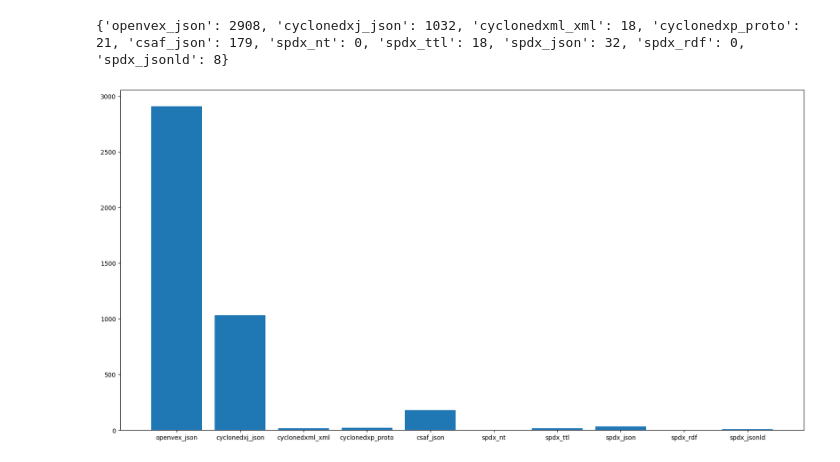
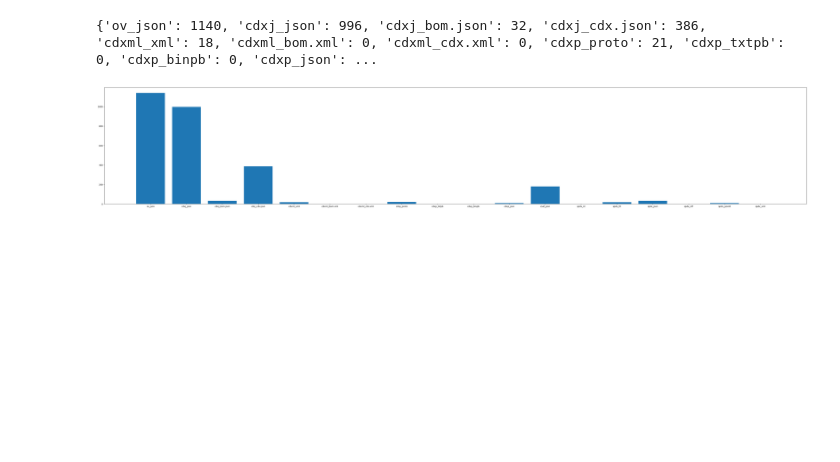
Before and after one commit to fimbo4/PA1445-Group1, a Jupyter notebook: github_api/barchart.ipynb, the cells around one changed output. Cells and saved outputs as stored; diff of their text form; code cells hidden in the pictures; blank space fills up the shorter version.

Commit message:
refactor and removed chart for github

```diff
--- a/github_api/barchart.ipynb
+++ b/github_api/barchart.ipynb
@@ -4,49 +4,49 @@ import numpy as np
 from main import iterate_get_vex_spec
 
 specs = {
-    "openvex": {
+    "ov": {
         "keywords": ["@context", "openvex", "author", "@id", "statements", "timestamp"],
         "extensions": ["json"]
     },
-    "cyclonedxj": {
+    "cdxj": {
         "keywords": ["CycloneDX", "vulnerabilities", "specVersion"],
-        "extensions": ["json"]
+        "extensions": ["json", "bom.json", "cdx.json"]
     },
-    "cyclonedxml": {
+    "cdxml": {
         "keywords": ["vulnera", "http://cyclonedx.org/schema/bom/1.7"],
-        "extensions": ["xml"]
+        "extensions": ["xml", "bom.xml", "cdx.xml"]
     },
-    "cyclonedxp": {
+    "cdxp": {
         "keywords": ["vulnerabilities", "spec_version", "cyclonedx"],
-        "extensions": ["proto"]
+        "extensions": ["proto", "txtpb", "binpb", "json"]
     },
     "csaf": {
         "keywords": ["/vulnerabilities", "csaf_vex"],
         "extensions": ["json"]
     },
     "spdx": {
         "keywords": ["VexVulnAssessmentRelationship"],
-        "extensions": ["nt", "ttl", "json", "rdf", "jsonld"]
+        "extensions": ["nt", "ttl", "json", "rdf", "jsonld", "xml"]
     }
 }
 
 type_and_count = iterate_get_vex_spec(specs)
 
 print(type_and_count)
 
 x = []
 y = []
 
 for key in type_and_count.keys():
     x.append(key)
     y.append(type_and_count[key])
 
 x = np.array(x)
 y = np.array(y)
 
-plt.figure(figsize=(20, 10))
+plt.figure(figsize=(60, 10))
 plt.bar(x,y)
 plt.show()
 # %% [output]
-{'openvex_json': 2908, 'cyclonedxj_json': 1032, 'cyclonedxml_xml': 18, 'cyclonedxp_proto': 21, 'csaf_json': 179, 'spdx_nt': 0, 'spdx_ttl': 18, 'spdx_json': 32, 'spdx_rdf': 0, 'spdx_jsonld': 8}
+{'ov_json': 1140, 'cdxj_json': 996, 'cdxj_bom.json': 32, 'cdxj_cdx.json': 386, 'cdxml_xml': 18, 'cdxml_bom.xml': 0, 'cdxml_cdx.xml': 0, 'cdxp_proto': 21, 'cdxp_txtpb': 0, 'cdxp_binpb': 0, 'cdxp_json': ...
-[figure, old version]
+[figure, new version]
```
Also changed, not shown: 1 other file.
